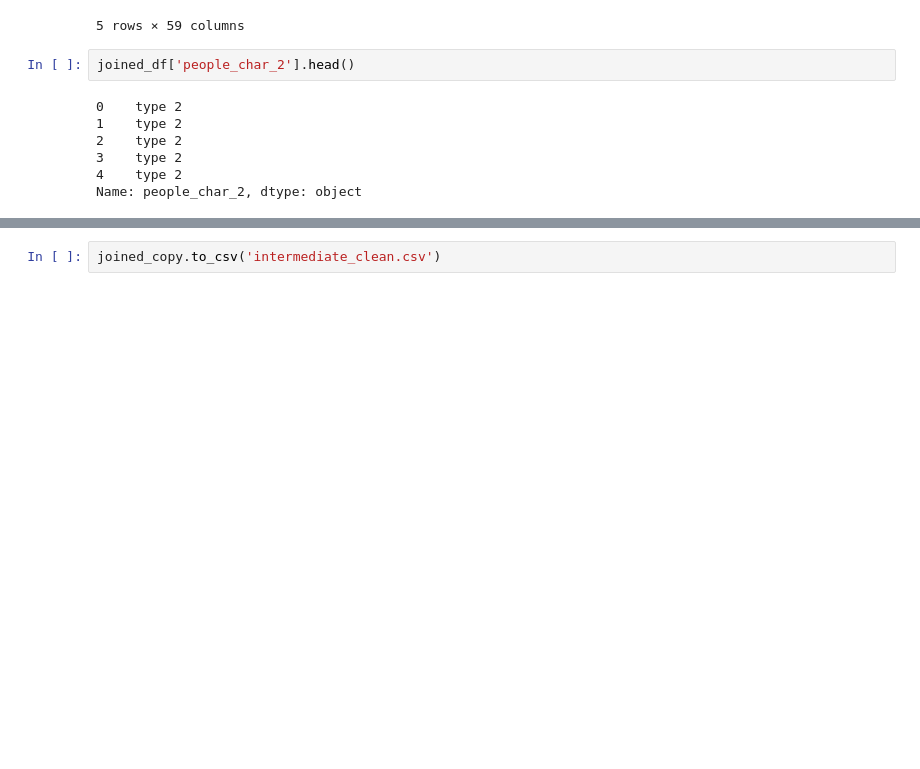
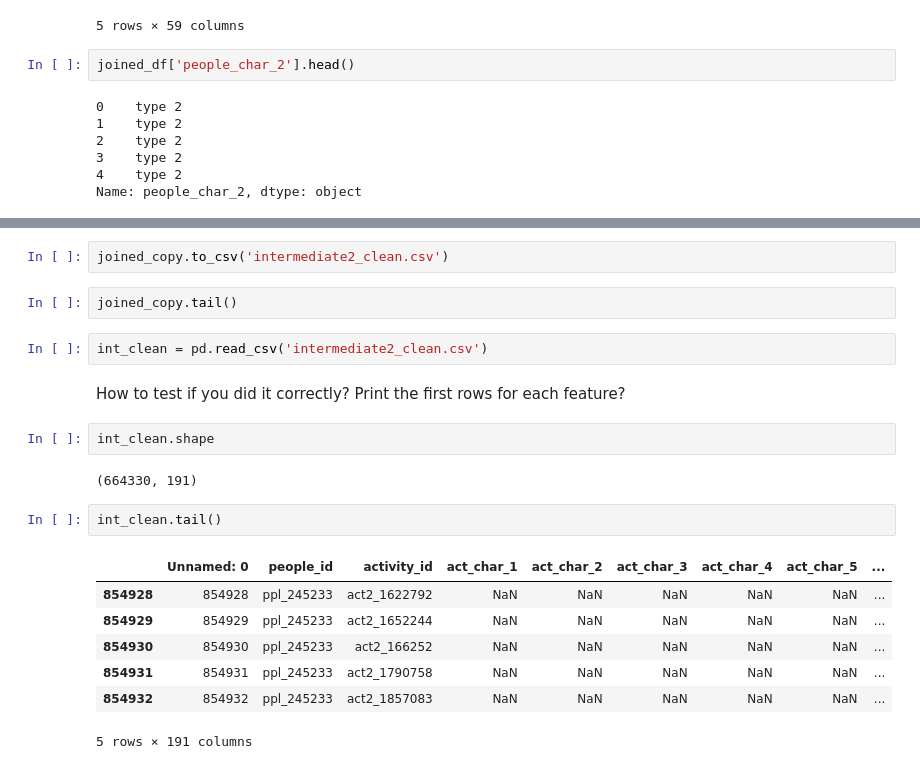
Before and after one commit to ryankresse/red_hat, a Jupyter notebook: red_hat.ipynb, the cells around one changed output, grey strips where cells are left out. Cells and saved outputs as stored; diff of their text form; blank space fills up the shorter version.

```diff
--- a/red_hat.ipynb
+++ b/red_hat.ipynb
@@ -155,2 +140,23 @@ joined_copy.head()
 # %%
-joined_copy.to_csv('intermediate_clean.csv')
+joined_copy.to_csv('intermediate2_clean.csv')
+# %%
+joined_copy.tail()
+# %%
+int_clean = pd.read_csv('intermediate2_clean.csv')
+# %% [markdown]
+How to test if you did it correctly?
+Print the first rows for each feature?
+# %%
+int_clean.shape
+# %% [output]
+(664330, 191)
+# %%
+int_clean.tail()
+# %% [output]
+|  | Unnamed: 0 | people_id | activity_id | act_char_1 | act_char_2 | act_char_3 | act_char_4 | act_char_5 | ... |
+| 854928 | 854928 | ppl_245233 | act2_1622792 | NaN | NaN | NaN | NaN | NaN | ... |
+| 854929 | 854929 | ppl_245233 | act2_1652244 | NaN | NaN | NaN | NaN | NaN | ... |
+| 854930 | 854930 | ppl_245233 | act2_166252 | NaN | NaN | NaN | NaN | NaN | ... |
+| 854931 | 854931 | ppl_245233 | act2_1790758 | NaN | NaN | NaN | NaN | NaN | ... |
+| 854932 | 854932 | ppl_245233 | act2_1857083 | NaN | NaN | NaN | NaN | NaN | ... |
+5 rows × 191 columns
```
Also changed, not shown: parts of 7 cells of this notebook, 3 other files.
